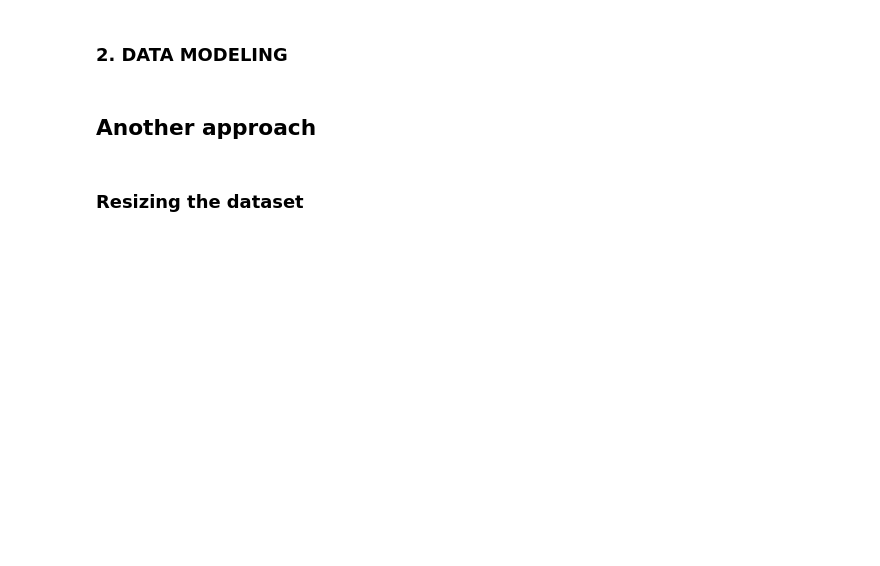
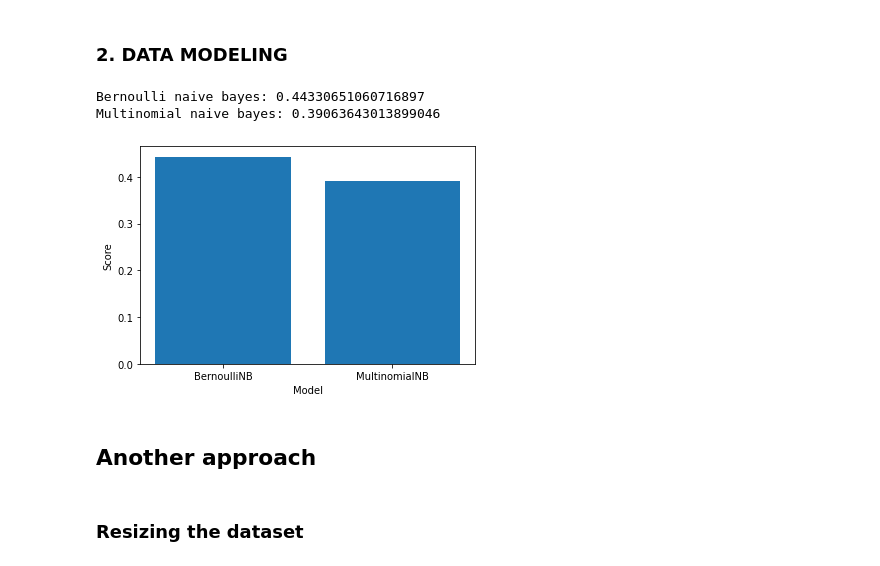
Before and after one commit to louizaaouaouche/Music-genre-classification-based-on-lyrics, a Jupyter notebook: notebook.ipynb, the cells around one changed output. Cells and saved outputs as stored; diff of their text form; code cells hidden in the pictures; blank space fills up the shorter version.

Commit message:
modeling

```diff
--- a/notebook.ipynb
+++ b/notebook.ipynb
@@ -243,8 +316,22 @@ x_train, x_test, y_train, y_test = train_test_split(x, y, test_size = 0.2, rando
 # %%
 from sklearn.naive_bayes import BernoulliNB,MultinomialNB
 
-print ("Bernoulli naive bayes: %s"%(BernoulliNB().fit(x_train,y_train).score(x_test,y_test)))
-print ("Multinomial naive bayes: %s"%(MultinomialNB().fit(x_train,y_train).score(x_test,y_test)))
+bernoulli_score = BernoulliNB().fit(x_train,y_train).score(x_test,y_test)
+print ("Bernoulli naive bayes: %s"%(bernoulli_score))
+multinomial_score = MultinomialNB().fit(x_train,y_train).score(x_test,y_test)
+print ("Multinomial naive bayes: %s"%(multinomial_score))
+# %% [output]
+Bernoulli naive bayes: 0.44330651060716897
+Multinomial naive bayes: 0.39063643013899046
+# %%
+#histogram of the results
+x = np.arange(2)
+plt.bar(x, height=[bernoulli_score,multinomial_score] )
+plt.xlabel('Model')
+plt.ylabel('Score')
+plt.xticks(x, ['BernoulliNB','MultinomialNB']);
+# %% [output]
+[figure, added]
 # %% [markdown]
 ## Another approach
 # %% [markdown]
```
Also changed, not shown: parts of 6 cells of this notebook.
